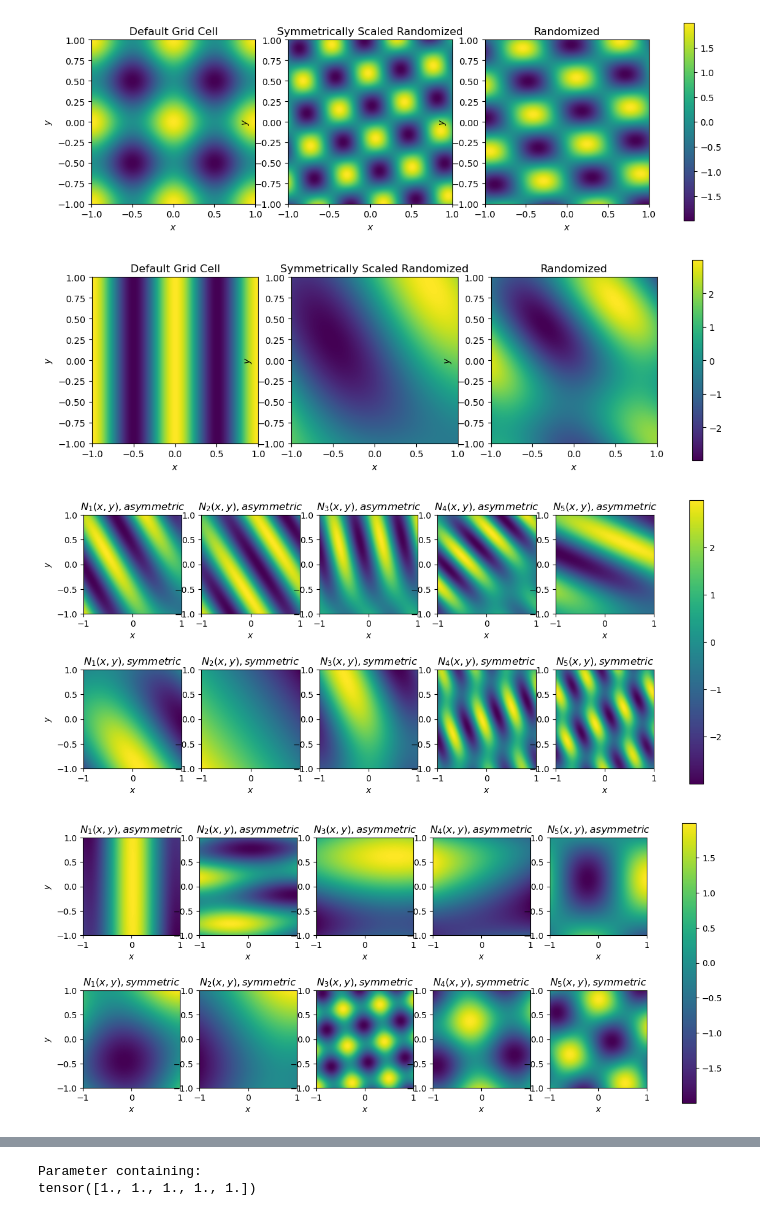
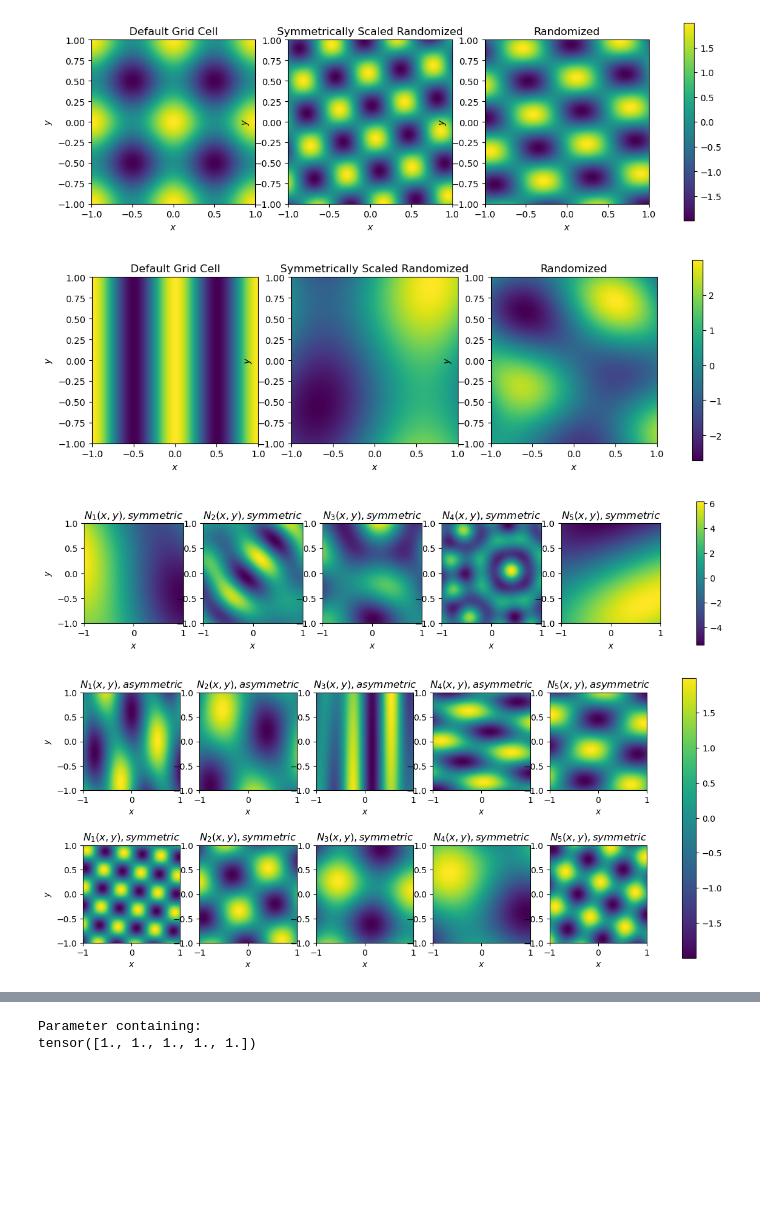
Before and after one commit to mykola-semenov/grid-cells, a Jupyter notebook: notebooks/2D Oscillatory Interference Optimization.ipynb, the cells around one changed output, grey strips where cells are left out. Saved outputs shown, nothing was run; the diff lists cells and outputs as text; code cells hidden in the pictures; blank space fills up the shorter version.

```diff
--- a/notebooks/2D Oscillatory Interference Optimization.ipynb
+++ b/notebooks/2D Oscillatory Interference Optimization.ipynb
@@ -50,7 +50,7 @@ class OscillatoryGridCell2D(nn.Module):
             assert self.rotations.shape[0] == self.n_oscillators, "Number of oscillators must match the number of rotations"
         else:
             self.common_rotation = self._init_param(0, lambda x: x, requires_grad=False)
-            self.rotations = self._init_param(np.zeros(self.n_oscillators), lambda x: nn.init.uniform_(x, 0, torch.pi / 3) if randomize else x, requires_grad=True)
+            self.rotations = self._init_param(np.zeros(self.n_oscillators), lambda x: nn.init.uniform_(x, 0, torch.pi) if randomize else x, requires_grad=True)
 
 
     def forward(self, position):
@@ -217,32 +217,32 @@ cbar = fig.colorbar(im, ax=axes.ravel().tolist())
 
 plt.show();
 # %% [output]
-[figure, old version]
+[figure, new version]
 # %%
-grid_cell_array = GridCell2DArray(5, symmetric_scaling=False, fix_grid=False, n_oscillators=3, dtype=torch.float32, device=device)
-symmetric_grid_cell_array = GridCell2DArray(5, symmetric_scaling=True, fix_grid=False, n_oscillators=3, dtype=torch.float32, device=device)
+grid_cell_array = GridCell2DArray(5, symmetric_scaling=False, fix_grid=False, n_oscillators=10, dtype=torch.float32, device=device)
+symmetric_grid_cell_array = GridCell2DArray(5, symmetric_scaling=True, fix_grid=False, n_oscillators=10, dtype=torch.float32, device=device)
 
-fig, axes = plt.subplots(nrows=2, ncols=5, figsize=(15, 6))
+fig, axes = plt.subplots(nrows=1, ncols=5, figsize=(15, 3))
 
-for i, neuron in enumerate(grid_cell_array.neurons):
-    im = axes[0, i].imshow(neuron(positions).detach().numpy(), origin="lower", extent=[x_min, x_max, y_min, y_max])
-    axes[0, i].set_title(r"$N_{}\left(x, y\right), asymmetric$".format(i + 1))
-    axes[0, i].set_xlabel(r"$x$")
-    if i == 0:
-        axes[0, i].set_ylabel(r"$y$")
+# for i, neuron in enumerate(grid_cell_array.neurons):
+#     im = axes[0, i].imshow(neuron(positions).detach().numpy(), origin="lower", extent=[x_min, x_max, y_min, y_max])
+#     axes[0, i].set_title(r"$N_{}\left(x, y\right), asymmetric$".format(i + 1))
+#     axes[0, i].set_xlabel(r"$x$")
+#     if i == 0:
+#         axes[0, i].set_ylabel(r"$y$")
 
 for i, neuron in enumerate(symmetric_grid_cell_array.neurons):
-    im = axes[1, i].imshow(neuron(positions).detach().numpy(), origin="lower", extent=[x_min, x_max, y_min, y_max])
-    axes[1, i].set_title(r"$N_{}\left(x, y\right), symmetric$".format(i + 1))
-    axes[1, i].set_xlabel(r"$x$")
+    im = axes[i].imshow(neuron(positions).detach().numpy(), origin="lower", extent=[x_min, x_max, y_min, y_max])
+    axes[i].set_title(r"$N_{}\left(x, y\right), symmetric$".format(i + 1))
+    axes[i].set_xlabel(r"$x$")
     if i == 0:
-        axes[1, i].set_ylabel(r"$y$")
+        axes[i].set_ylabel(r"$y$")
 
 cbar = fig.colorbar(im, ax=axes.ravel().tolist())
 
 plt.show()
 # %% [output]
-[figure, old version]
+[figure, new version]
 # %%
 grid_cell_array = GridCell2DArray(5, symmetric_scaling=False, fix_grid=True, n_oscillators=2, dtype=torch.float32, device=device)
 symmetric_grid_cell_array = GridCell2DArray(5, symmetric_scaling=True, fix_grid=True, n_oscillators=2, dtype=torch.float32, device=device)
@@ -267,7 +267,7 @@ cbar = fig.colorbar(im, ax=axes.ravel().tolist())
 
 plt.show()
 # %% [output]
-[figure, old version]
+[figure, new version]
 # %%
 grid_cell_array = GridCell2DArray(5, symmetric_scaling=False, fix_grid=True, n_oscillators=3, dtype=torch.float32, device=device)
 symmetric_grid_cell_array = GridCell2DArray(5, symmetric_scaling=True, fix_grid=True, n_oscillators=3, dtype=torch.float32, device=device)
```
Also changed, not shown: parts of 28 cells of this notebook, 4 other files.
